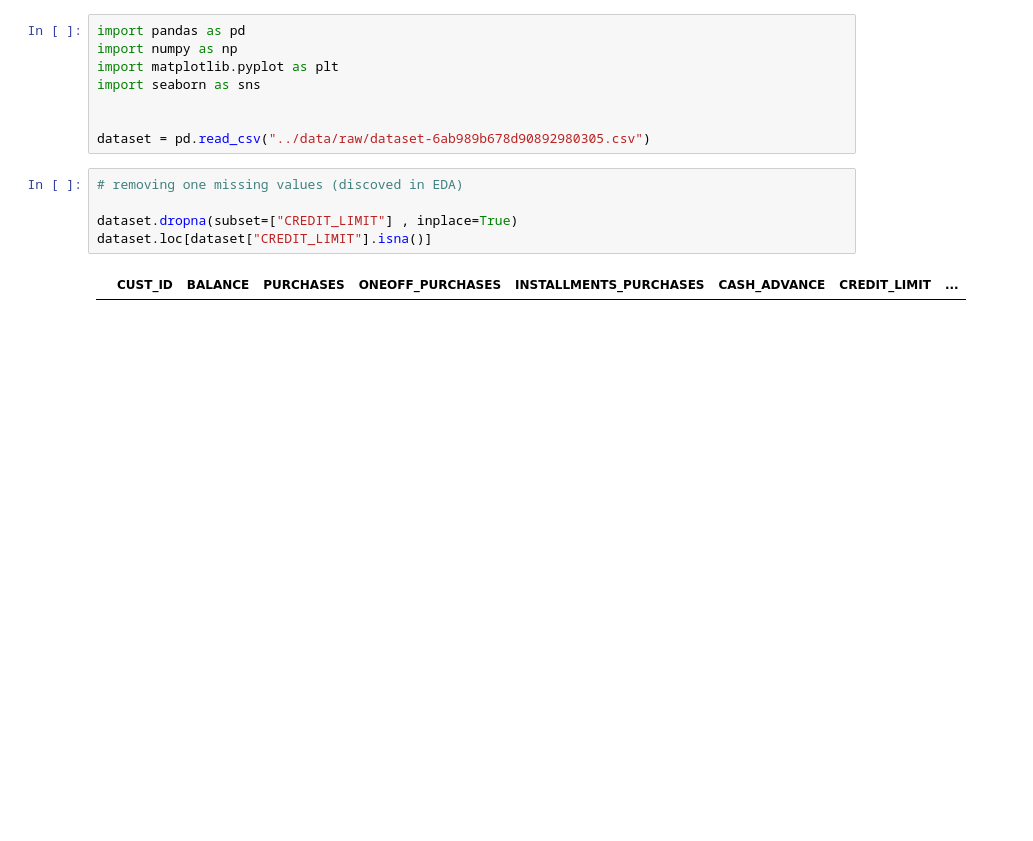
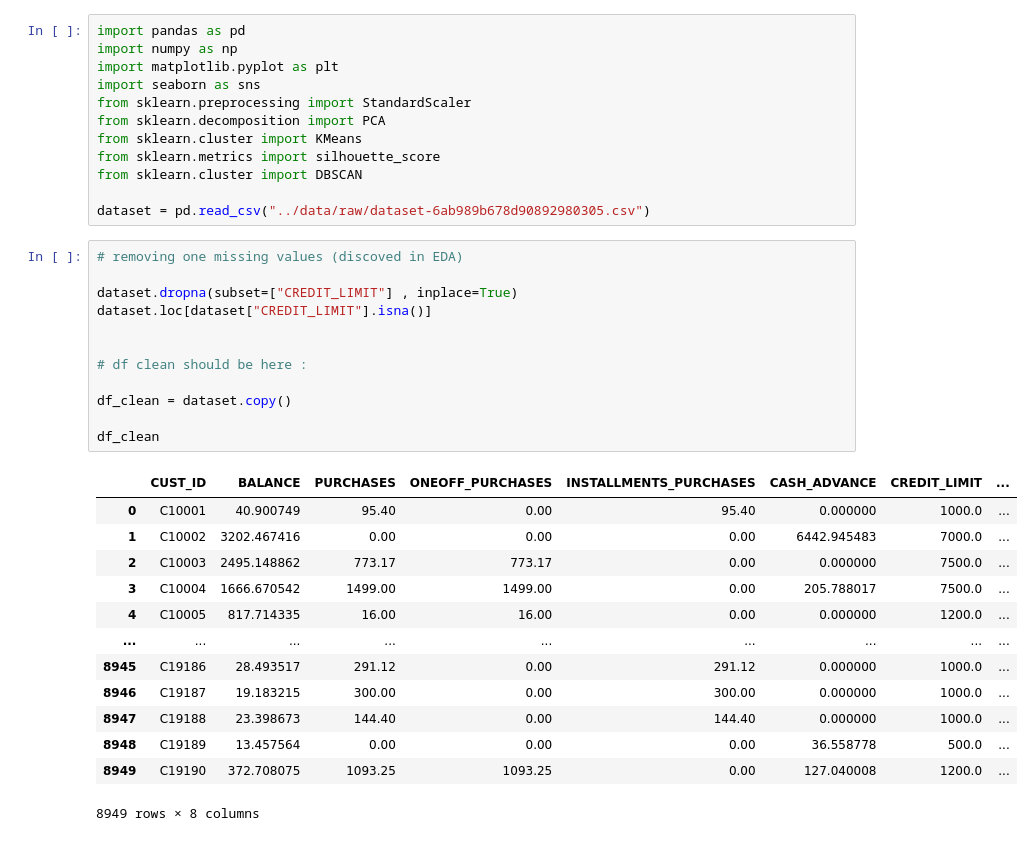
Before and after one commit to Amin332123/CreditCardCustomerData, a Jupyter notebook: notebooks/TRANSFORMATION.ipynb, the cells around one changed output. Cells and saved outputs as stored; diff of their text form; blank space fills up the shorter version.

```diff
--- a/notebooks/TRANSFORMATION.ipynb
+++ b/notebooks/TRANSFORMATION.ipynb
@@ -3,15 +3,38 @@ import pandas as pd
 import numpy as np
 import matplotlib.pyplot as plt
 import seaborn as sns
-
+from sklearn.preprocessing import StandardScaler
+from sklearn.decomposition import PCA
+from sklearn.cluster import KMeans
+from sklearn.metrics import silhouette_score
+from sklearn.cluster import DBSCAN
 
 dataset = pd.read_csv("../data/raw/dataset-6ab989b678d90892980305.csv")
 # %%
 # removing one missing values (discoved in EDA)
 
 dataset.dropna(subset=["CREDIT_LIMIT"] , inplace=True)
 dataset.loc[dataset["CREDIT_LIMIT"].isna()]
+
+
+# df clean should be here :
+
+df_clean = dataset.copy()
+
+df_clean
 # %% [output]
 |  | CUST_ID | BALANCE | PURCHASES | ONEOFF_PURCHASES | INSTALLMENTS_PURCHASES | CASH_ADVANCE | CREDIT_LIMIT | ... |
+| 0 | C10001 | 40.900749 | 95.40 | 0.00 | 95.40 | 0.000000 | 1000.0 | ... |
+| 1 | C10002 | 3202.467416 | 0.00 | 0.00 | 0.00 | 6442.945483 | 7000.0 | ... |
+| 2 | C10003 | 2495.148862 | 773.17 | 773.17 | 0.00 | 0.000000 | 7500.0 | ... |
+| 3 | C10004 | 1666.670542 | 1499.00 | 1499.00 | 0.00 | 205.788017 | 7500.0 | ... |
+| 4 | C10005 | 817.714335 | 16.00 | 16.00 | 0.00 | 0.000000 | 1200.0 | ... |
+| ... | ... | ... | ... | ... | ... | ... | ... | ... |
+| 8945 | C19186 | 28.493517 | 291.12 | 0.00 | 291.12 | 0.000000 | 1000.0 | ... |
+| 8946 | C19187 | 19.183215 | 300.00 | 0.00 | 300.00 | 0.000000 | 1000.0 | ... |
+| 8947 | C19188 | 23.398673 | 144.40 | 0.00 | 144.40 | 0.000000 | 1000.0 | ... |
+| 8948 | C19189 | 13.457564 | 0.00 | 0.00 | 0.00 | 36.558778 | 500.0 | ... |
+| 8949 | C19190 | 372.708075 | 1093.25 | 1093.25 | 0.00 | 127.040008 | 1200.0 | ... |
+8949 rows × 8 columns
 # %%
 # outliers transformation wiht log1p :
```
Also changed, not shown: parts of 38 cells of this notebook, 5 other files.
